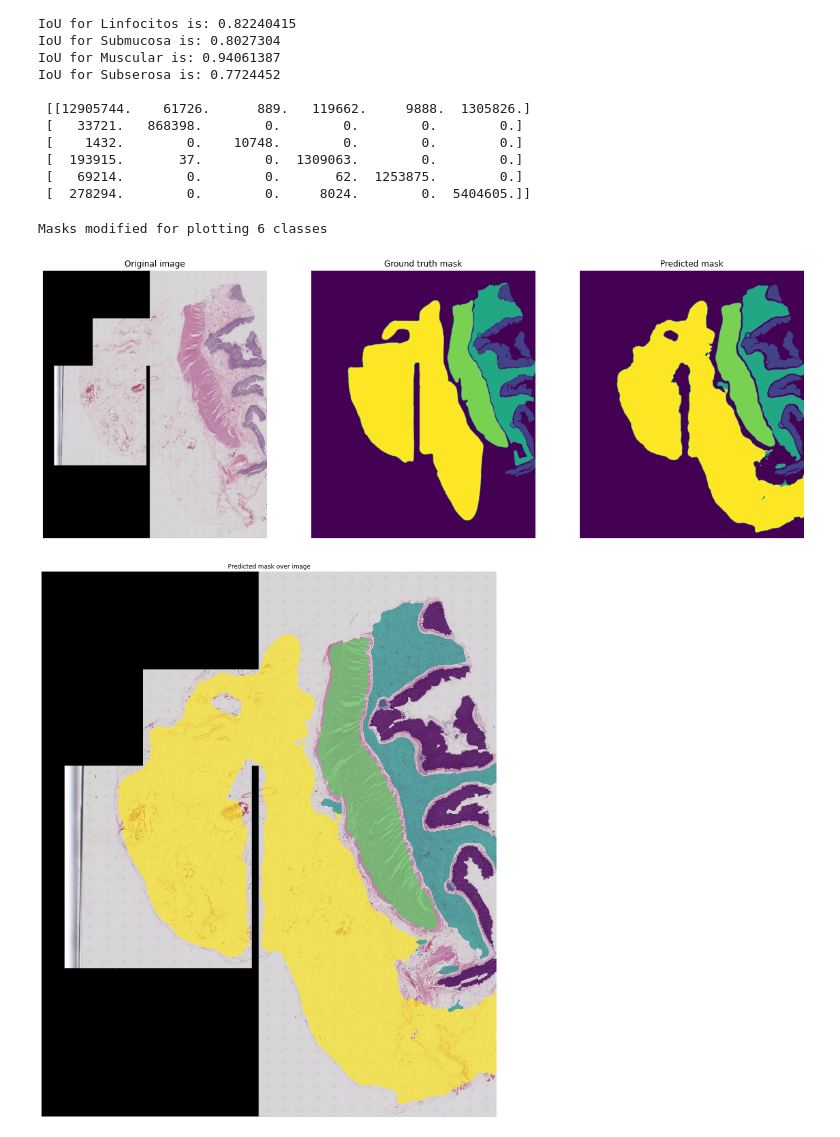
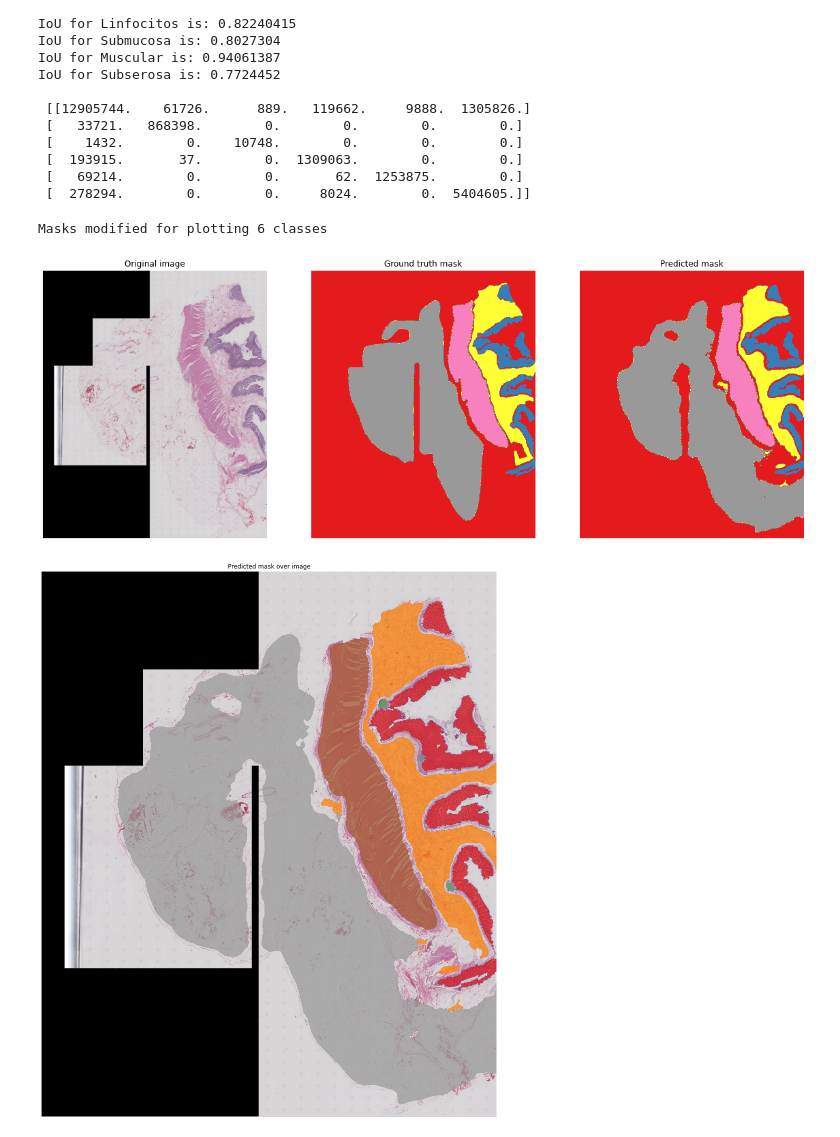
Before and after one commit to julenbhy/biomedical_image_segmentation, a Jupyter notebook: tissue_segmentation/make_predictions.ipynb, the cells around one changed output. Drawn from its saved outputs; the diff is of its cells as text; code cells hidden in the pictures.

```diff
--- a/tissue_segmentation/make_predictions.ipynb
+++ b/tissue_segmentation/make_predictions.ipynb
@@ -180,39 +180,39 @@ IoU for Subserosa is: 0.7724452
  [   69214.        0.        0.       62.  1253875.        0.]
  [  278294.        0.        0.     8024.        0.  5404605.]]
 # %%
-plot_prediction(imgs, masks, final_predictions, NUM_CLASSES, size=20)
+plot_prediction(imgs, masks, final_predictions, NUM_CLASSES, size=20, cmap='Set1')
 
 
 f = plt.figure(figsize = (20, 20))
 
 shannon_entr = (-smooth_prediction*np.log2(smooth_prediction)).sum(axis=2)
 shannon_entr=np.where(shannon_entr==np.nan, 0, shannon_entr) #mucosa=1      #backgroud=0
 
 plt.suptitle('\nConfidence heatmaps: The more red, the higher confidence' \
              '\nShannon\'s Entropy: The more red, the higher entropy' \
              '\nAverage entropy:'+str(round(np.average(shannon_entr),4))+ \
              '\n', x=0, ha='left',fontsize=25)
 
 columns = 4
 rows = smooth_prediction.shape[2]/columns+1
 i = 1
 
 
 for channel in range(smooth_prediction.shape[2]):
     f.add_subplot(rows, columns, i)
     plt.title('Confidence heatmap of '+CLASSES[channel], fontsize=20)
     plt.axis('off')
     smooth_prediction[0,0,channel] = 0
     smooth_prediction[0,1,channel] = 1
     plt.imshow(smooth_prediction[:,:,channel], cmap='jet')
     i+=1
 #https://stackoverflow.com/questions/33607071/fastest-way-to-compute-entropy-of-each-numpy-array-row
 f.add_subplot(rows, columns, i)
 plt.title('Shannon\'s Entropy ', fontsize=20)
 plt.axis('off')
 plt.imshow(shannon_entr, cmap='jet')
 plt.tight_layout(w_pad=1, h_pad=1)
 # %% [output]
 Masks modified for plotting 6 classes
-[figure, old version]
+[figure, new version]
-[figure, old version]
+[figure, new version]
```
Also changed, not shown: parts of 1 cell of this notebook, 3 other files.
